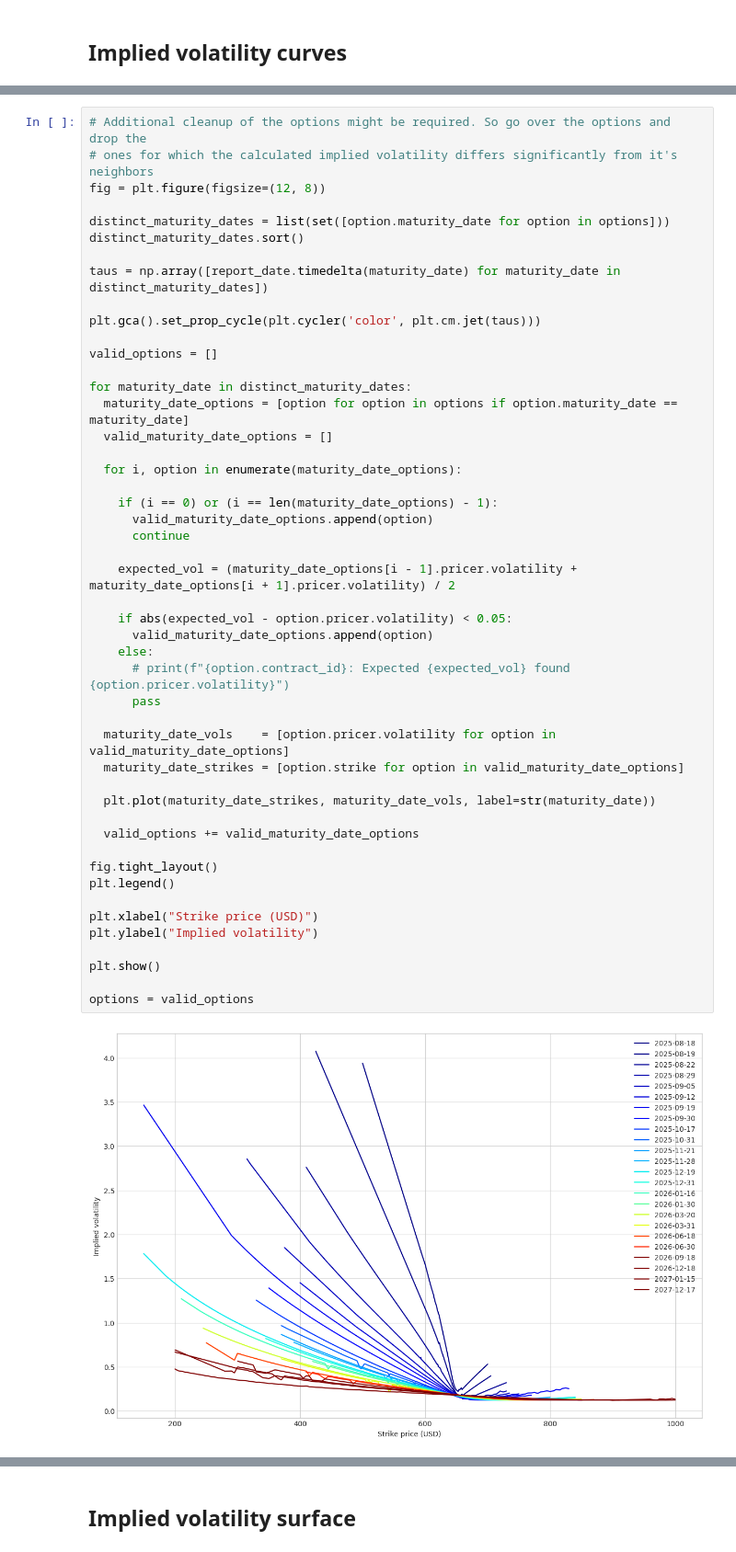
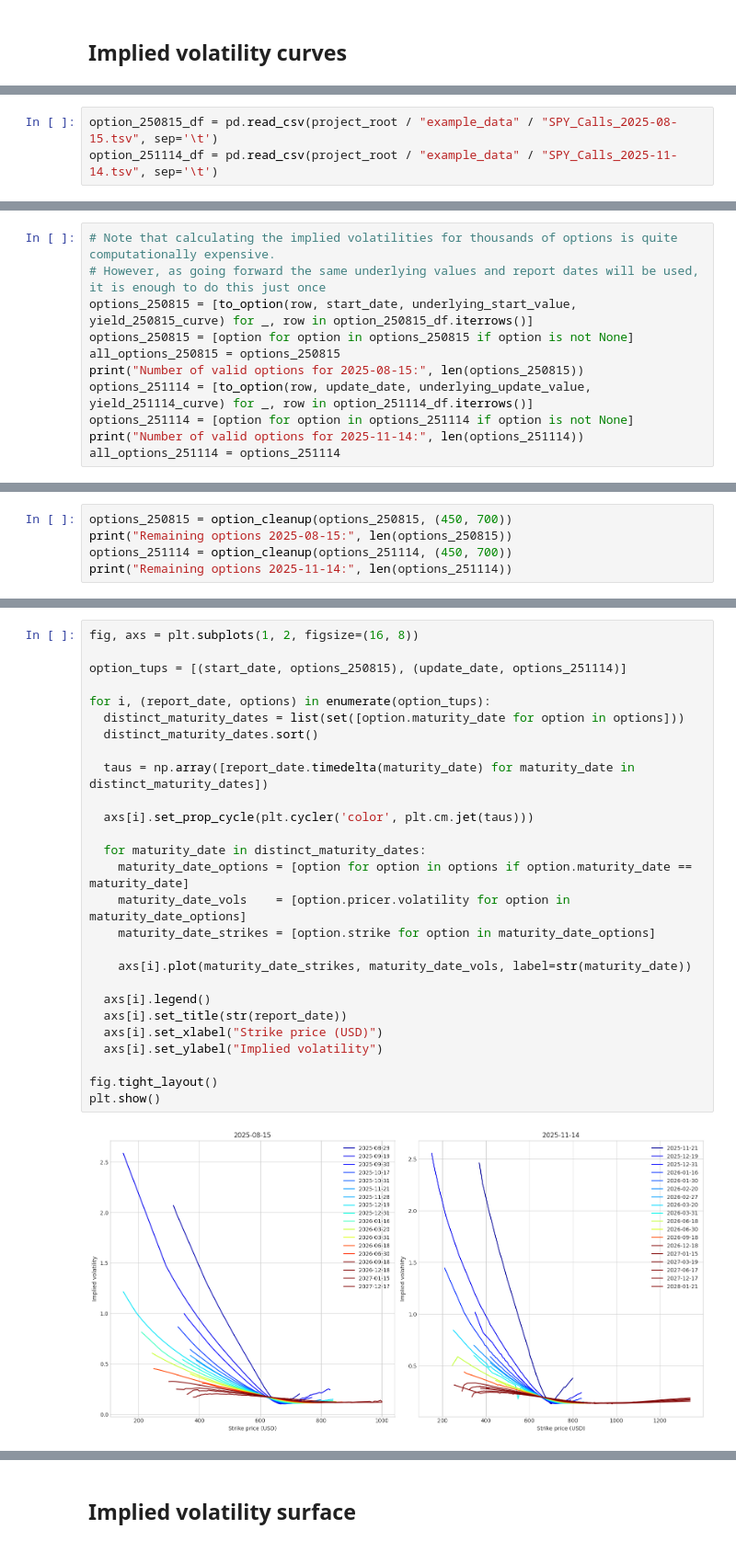
Before and after one commit to krantamaki/quantform, a Jupyter notebook: examples/misc/01_option_implied_probability_density_surface.ipynb, the cells around one changed output, grey strips where cells are left out. Shown at 92% size. Saved outputs shown, nothing was run; the diff lists cells and outputs as text.

```diff
--- a/examples/misc/01_option_implied_probability_density_surface.ipynb
+++ b/examples/misc/01_option_implied_probability_density_surface.ipynb
@@ -24 +58,4 @@ from quantform.pylib.equity.pricer import PathIndependentBreedenLitzenbergerPric
+# %%
+option_250815_df = pd.read_csv(project_root / "example_data" / "SPY_Calls_2025-08-15.tsv", sep='\t')
+option_251114_df = pd.read_csv(project_root / "example_data" / "SPY_Calls_2025-11-14.tsv", sep='\t')
 # %%
@@ -55,0 +75,11 @@ options = [option for option in options if option is not None]
+# %%
+# Note that calculating the implied volatilities for thousands of options is quite computationally expensive.
+# However, as going forward the same underlying values and report dates will be used, it is enough to do this just once
+options_250815 = [to_option(row, start_date, underlying_start_value, yield_250815_curve) for _, row in option_250815_df.iterrows()]
+options_250815 = [option for option in options_250815 if option is not None]
+all_options_250815 = options_250815
+print("Number of valid options for 2025-08-15:", len(options_250815))
+options_251114 = [to_option(row, update_date, underlying_update_value, yield_251114_curve) for _, row in option_251114_df.iterrows()]
+options_251114 = [option for option in options_251114 if option is not None]
+print("Number of valid options for 2025-11-14:", len(options_251114))
+all_options_251114 = options_251114
@@ -55,0 +129,5 @@ options = [option for option in options if option is not None]
+# %%
+options_250815 = option_cleanup(options_250815, (450, 700))
+print("Remaining options 2025-08-15:", len(options_250815))
+options_251114 = option_cleanup(options_251114, (450, 700))
+print("Remaining options 2025-11-14:", len(options_251114))
@@ -56,50 +137,29 @@ options = [option for option in options if option is not None]
 # %%
-# Additional cleanup of the options might be required. So go over the options and drop the
-# ones for which the calculated implied volatility differs significantly from it's neighbors
-fig = plt.figure(figsize=(12, 8))
+fig, axs = plt.subplots(1, 2, figsize=(16, 8))
 
-distinct_maturity_dates = list(set([option.maturity_date for option in options]))
-distinct_maturity_dates.sort()
+option_tups = [(start_date, options_250815), (update_date, options_251114)]
 
-taus = np.array([report_date.timedelta(maturity_date) for maturity_date in distinct_maturity_dates])
+for i, (report_date, options) in enumerate(option_tups):
+  distinct_maturity_dates = list(set([option.maturity_date for option in options]))
+  distinct_maturity_dates.sort()
 
-plt.gca().set_prop_cycle(plt.cycler('color', plt.cm.jet(taus)))
+  taus = np.array([report_date.timedelta(maturity_date) for maturity_date in distinct_maturity_dates])
 
-valid_options = []
+  axs[i].set_prop_cycle(plt.cycler('color', plt.cm.jet(taus)))
 
-for maturity_date in distinct_maturity_dates:
-  maturity_date_options = [option for option in options if option.maturity_date == maturity_date]
-  valid_maturity_date_options = []
+  for maturity_date in distinct_maturity_dates:
+    maturity_date_options = [option for option in options if option.maturity_date == maturity_date]
+    maturity_date_vols    = [option.pricer.volatility for option in maturity_date_options]
+    maturity_date_strikes = [option.strike for option in maturity_date_options]
 
-  for i, option in enumerate(maturity_date_options):
+    axs[i].plot(maturity_date_strikes, maturity_date_vols, label=str(maturity_date))
 
-    if (i == 0) or (i == len(maturity_date_options) - 1):
-      valid_maturity_date_options.append(option)
-      continue
-
-    expected_vol = (maturity_date_options[i - 1].pricer.volatility + maturity_date_options[i + 1].pricer.volatility) / 2
-
-    if abs(expected_vol - option.pricer.volatility) < 0.05:
-      valid_maturity_date_options.append(option)
-    else:
-      # print(f"{option.contract_id}: Expected {expected_vol} found {option.pricer.volatility}")
-      pass
-
-  maturity_date_vols    = [option.pricer.volatility for option in valid_maturity_date_options]
-  maturity_date_strikes = [option.strike for option in valid_maturity_date_options]
-
-  plt.plot(maturity_date_strikes, maturity_date_vols, label=str(maturity_date))
-
-  valid_options += valid_maturity_date_options
+  axs[i].legend()
+  axs[i].set_title(str(report_date))
+  axs[i].set_xlabel("Strike price (USD)")
+  axs[i].set_ylabel("Implied volatility")
 
 fig.tight_layout()
-plt.legend()
-
-plt.xlabel("Strike price (USD)")
-plt.ylabel("Implied volatility")
-
 plt.show()
-
-options = valid_options
 # %% [output]
-[figure, old version]
+[figure, new version]
```
Also changed, not shown: parts of 29 cells of this notebook, 17 other files.
